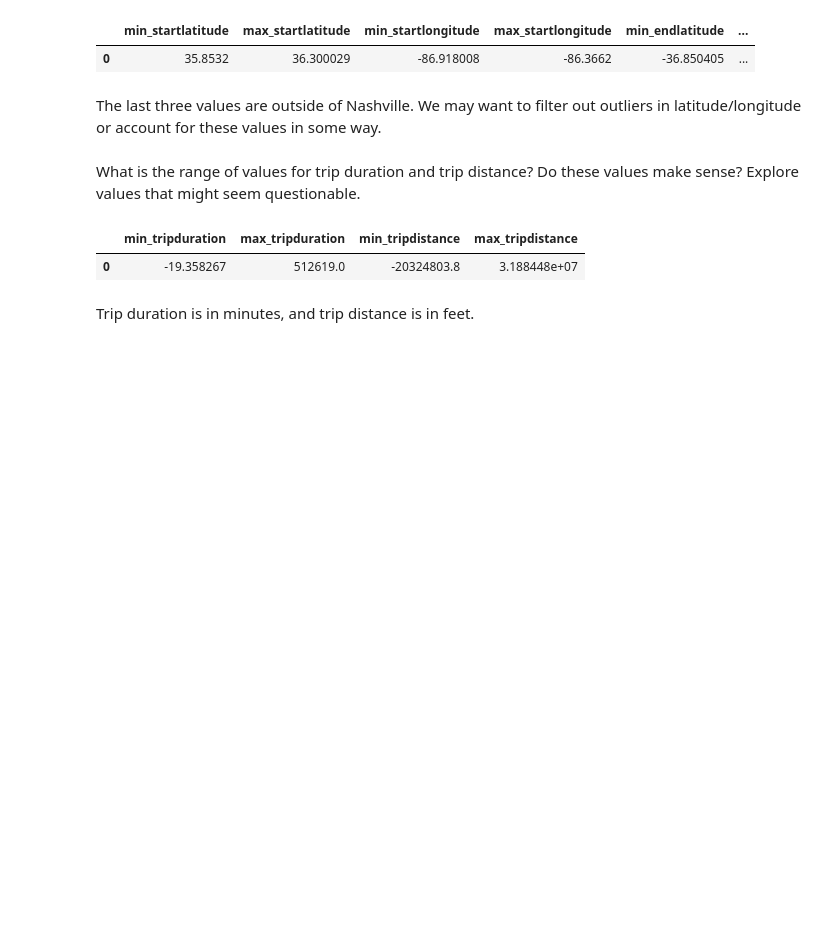
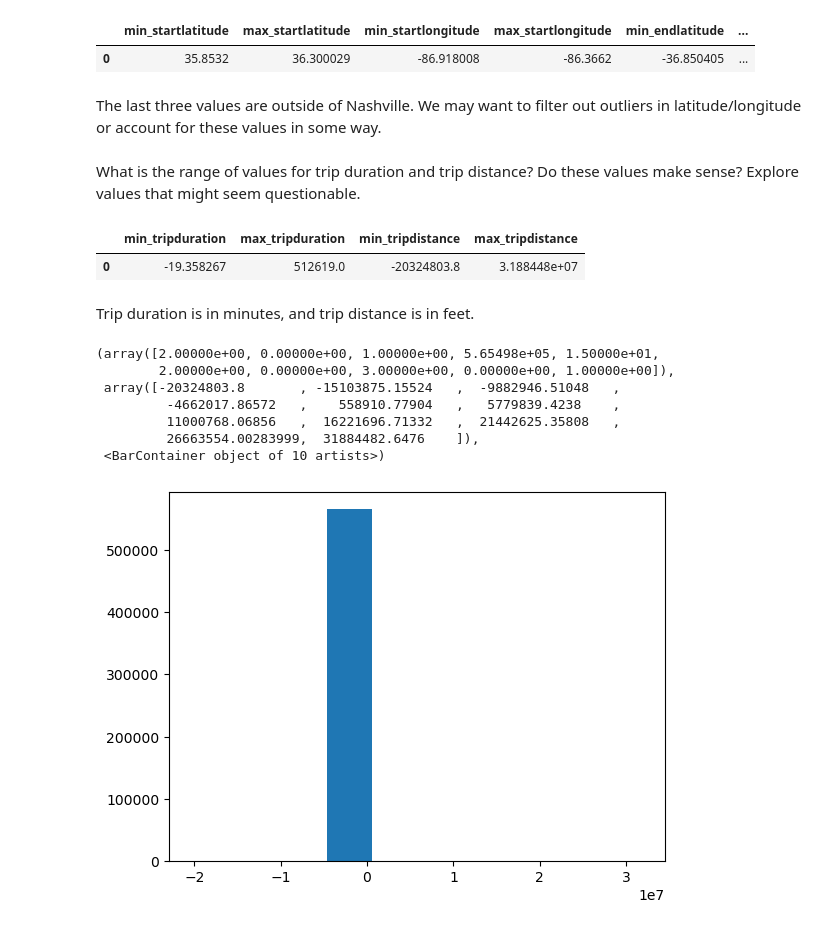
Before and after one commit to NSS-Data-Analytics-Cohort-10/scooters-group-2, a Jupyter notebook: notebooks/scooters_notebook.ipynb, the cells around one changed output. Cells and saved outputs as stored; diff of their text form; code cells hidden in the pictures; blank space fills up the shorter version.

```diff
--- a/notebooks/scooters_notebook.ipynb
+++ b/notebooks/scooters_notebook.ipynb
@@ -236,3 +231,13 @@ pd.read_sql(query_trip_duration_distance, con = engine)
 | 0 | -19.358267 | 512619.0 | -20324803.8 | 3.188448e+07 |
 # %% [markdown]
 Trip duration is in minutes, and trip distance is in feet.
+# %%
+# starting with distance
+
+distance_query = '''
+SELECT tripdistance
+FROM trips
+ORDER BY tripdistance
+'''
+
+distance_distribution = pd.read_sql(distance_query, con = engine)
@@ -238,0 +246,11 @@ Trip duration is in minutes, and trip distance is in feet.
+# %%
+plt.hist(distance_distribution)
+# %% [output]
+(array([2.00000e+00, 0.00000e+00, 1.00000e+00, 5.65498e+05, 1.50000e+01,
+        2.00000e+00, 0.00000e+00, 3.00000e+00, 0.00000e+00, 1.00000e+00]),
+ array([-20324803.8       , -15103875.15524   ,  -9882946.51048   ,
+         -4662017.86572   ,    558910.77904   ,   5779839.4238    ,
+         11000768.06856   ,  16221696.71332   ,  21442625.35808   ,
+         26663554.00283999,  31884482.6476    ]),
+ <BarContainer object of 10 artists>)
+[figure, added]
```
Also changed, not shown: parts of 4 cells of this notebook, 1 other file.
